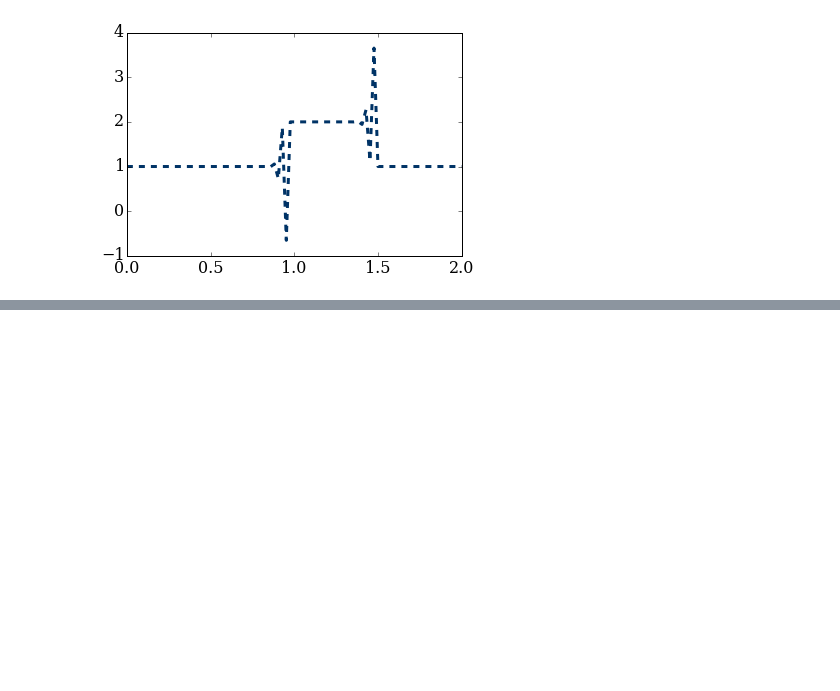
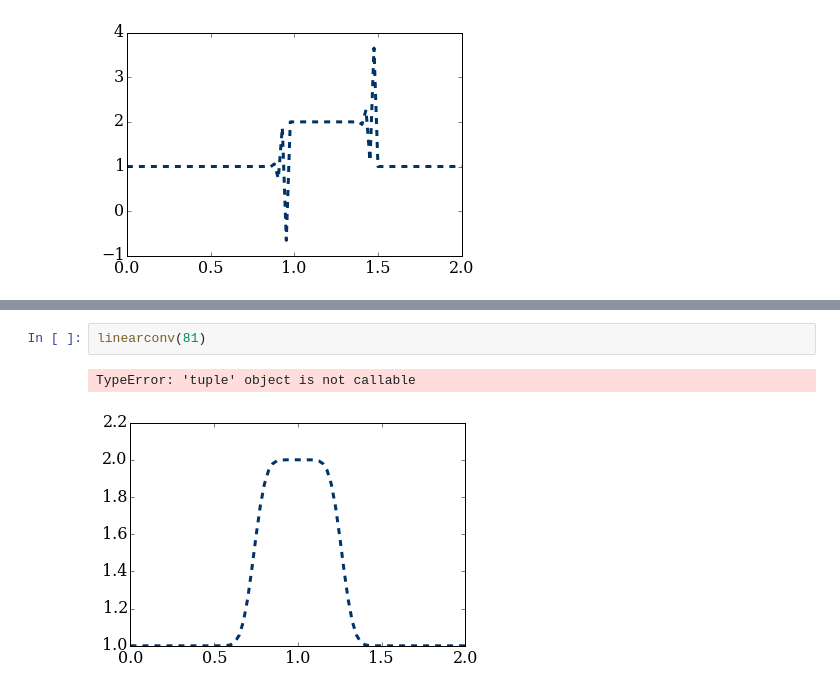
Before and after one commit to cdigangi8/working_dir, a Jupyter notebook: working/Module_2.02.ipynb, the cells around one changed output, grey strips where cells are left out. Saved outputs shown, nothing was run; the diff lists cells and outputs as text; blank space fills up the shorter version.

```diff
--- a/working/Module_2.02.ipynb
+++ b/working/Module_2.02.ipynb
@@ -60,0 +105,5 @@ TypeError: 'tuple' object is not callable
+# %%
+linearconv(81)
+# %% [output]
+TypeError: 'tuple' object is not callable
+[figure, added]
```
Also changed, not shown: parts of 7 cells of this notebook.
